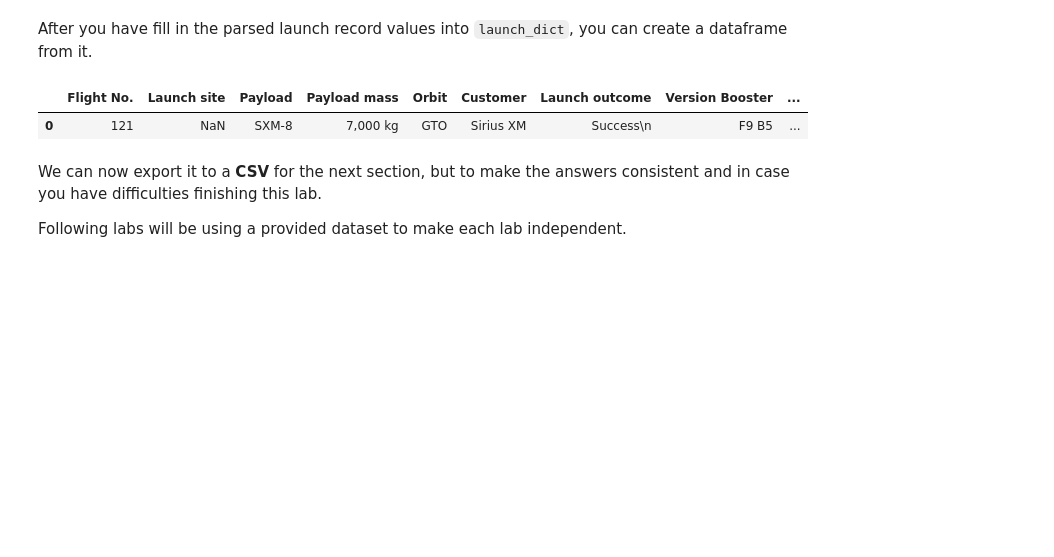
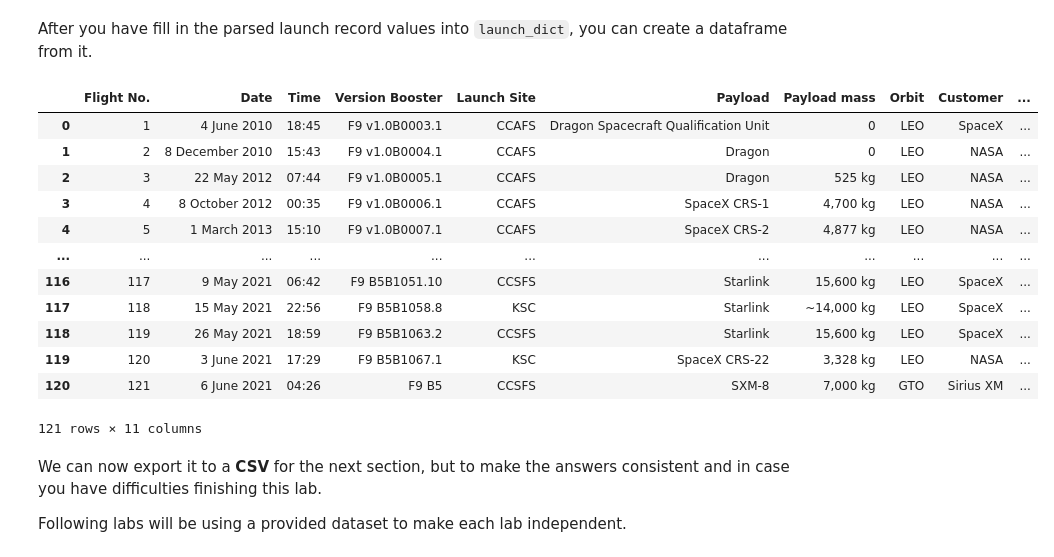
Before and after one commit to RamakrishnanMadhavaneswaran/testrepo, a Jupyter notebook: jupyter-labs-webscraping.ipynb, the cells around one changed output. Saved outputs shown, nothing was run; the diff lists cells and outputs as text; code cells hidden in the pictures; blank space fills up the shorter version.

Commit message:
Uploading data collection jupyter notebooks

```diff
--- a/jupyter-labs-webscraping.ipynb
+++ b/jupyter-labs-webscraping.ipynb
@@ -153,6 +153,10 @@ soup.title.text
 Next, we want to collect all relevant column names from the HTML table header
 # %% [markdown]
 Let's try to find all tables on the wiki page first. If you need to refresh your memory about `BeautifulSoup`, please check the external reference link towards the end of this lab
+# %%
+# Use the find_all function in the BeautifulSoup object, with element type `table`
+# Assign the result to a list called `html_tables`
+html_tables = soup.find_all('table')
 # %% [markdown]
 Starting from the third table is our target table contains the actual launch records.
 # %%
@@ -372,11 +414,26 @@ Success
 # %% [markdown]
 After you have fill in the parsed launch record values into `launch_dict`, you can create a dataframe from it.
 # %%
-df= pd.DataFrame({ key:pd.Series(value) for key, value in launch_dict.items() })
+#df= pd.DataFrame({ key:pd.Series(value) for key, value in launch_dict.items() })
+#df
+
+#Convert Launch_data list to a dataframe
+df = pd.DataFrame(launch_data)
 df
 # %% [output]
-|  | Flight No. | Launch site | Payload | Payload mass | Orbit | Customer | Launch outcome | Version Booster | ... |
-| 0 | 121 | NaN | SXM-8 | 7,000 kg | GTO | Sirius XM | Success\n | F9 B5 | ... |
+|  | Flight No. | Date | Time | Version Booster | Launch Site | Payload | Payload mass | Orbit | Customer | ... |
+| 0 | 1 | 4 June 2010 | 18:45 | F9 v1.0B0003.1 | CCAFS | Dragon Spacecraft Qualification Unit | 0 | LEO | SpaceX | ... |
+| 1 | 2 | 8 December 2010 | 15:43 | F9 v1.0B0004.1 | CCAFS | Dragon | 0 | LEO | NASA | ... |
+| 2 | 3 | 22 May 2012 | 07:44 | F9 v1.0B0005.1 | CCAFS | Dragon | 525 kg | LEO | NASA | ... |
+| 3 | 4 | 8 October 2012 | 00:35 | F9 v1.0B0006.1 | CCAFS | SpaceX CRS-1 | 4,700 kg | LEO | NASA | ... |
+| 4 | 5 | 1 March 2013 | 15:10 | F9 v1.0B0007.1 | CCAFS | SpaceX CRS-2 | 4,877 kg | LEO | NASA | ... |
+| ... | ... | ... | ... | ... | ... | ... | ... | ... | ... | ... |
+| 116 | 117 | 9 May 2021 | 06:42 | F9 B5B1051.10 | CCSFS | Starlink | 15,600 kg | LEO | SpaceX | ... |
+| 117 | 118 | 15 May 2021 | 22:56 | F9 B5B1058.8 | KSC | Starlink | ~14,000 kg | LEO | SpaceX | ... |
+| 118 | 119 | 26 May 2021 | 18:59 | F9 B5B1063.2 | CCSFS | Starlink | 15,600 kg | LEO | SpaceX | ... |
+| 119 | 120 | 3 June 2021 | 17:29 | F9 B5B1067.1 | KSC | SpaceX CRS-22 | 3,328 kg | LEO | NASA | ... |
+| 120 | 121 | 6 June 2021 | 04:26 | F9 B5 | CCSFS | SXM-8 | 7,000 kg | GTO | Sirius XM | ... |
+121 rows × 11 columns
 # %% [markdown]
 We can now export it to a <b>CSV</b> for the next section, but to make the answers consistent and in case you have difficulties finishing this lab.
 
```
Also changed, not shown: parts of 5 cells of this notebook, 1 other file.
